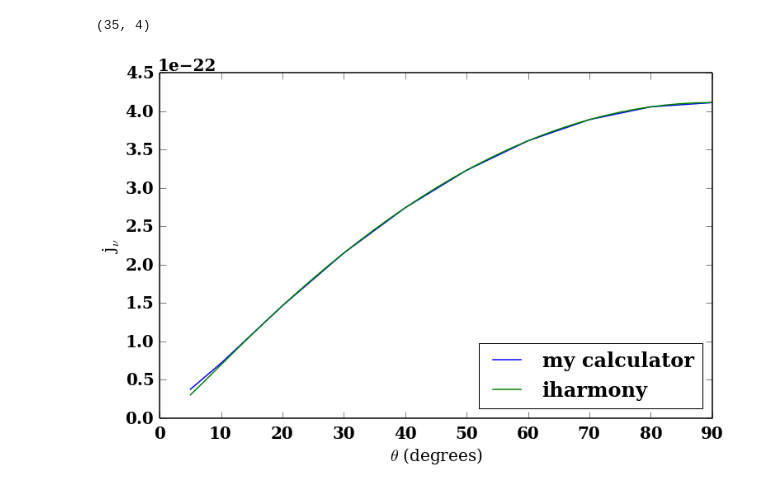
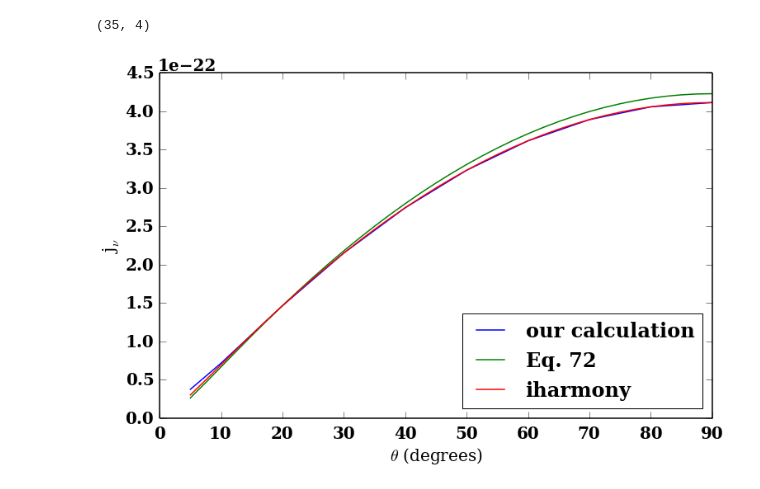
Before and after one commit to aapandy2/kappa_distributions, a Jupyter notebook: jnu_harmony_vs_ours.ipynb, the cells around one changed output. Saved outputs shown, nothing was run; the diff lists cells and outputs as text; code cells hidden in the pictures.

```diff
--- a/jnu_harmony_vs_ours.ipynb
+++ b/jnu_harmony_vs_ours.ipynb
@@ -39,16 +39,18 @@ data.shape
 # %%
 #THERMAL DISTRIBUTION
 #plotting observer angle vs emissivity j
 #for some reason, it fits exactly when n_e in our code is 1, rather than 1e5
 
 data2 = np.loadtxt('/home/alex/Documents/thermal_jnu_vs_angle1.txt')
 
 
 pl.xlabel("$\\theta$ (degrees)")
 pl.ylabel("j$_\\nu$")
-pl.plot(data2[:, 0], data2[:, 1], label='my calculator')
+pl.plot(data2[:, 0], data2[:, 1], label='our calculation')
+
+pl.plot(data[:, 0], data[:, 2], label='Eq. 72')
 pl.plot(data[:, 0], data[:, 1], label='iharmony')
 pl.legend(loc='lower right')
 pl.show()
 # %% [output]
-[figure, old version]
+[figure, new version]
```
Also changed, not shown: parts of 2 cells of this notebook, 1 other file.
